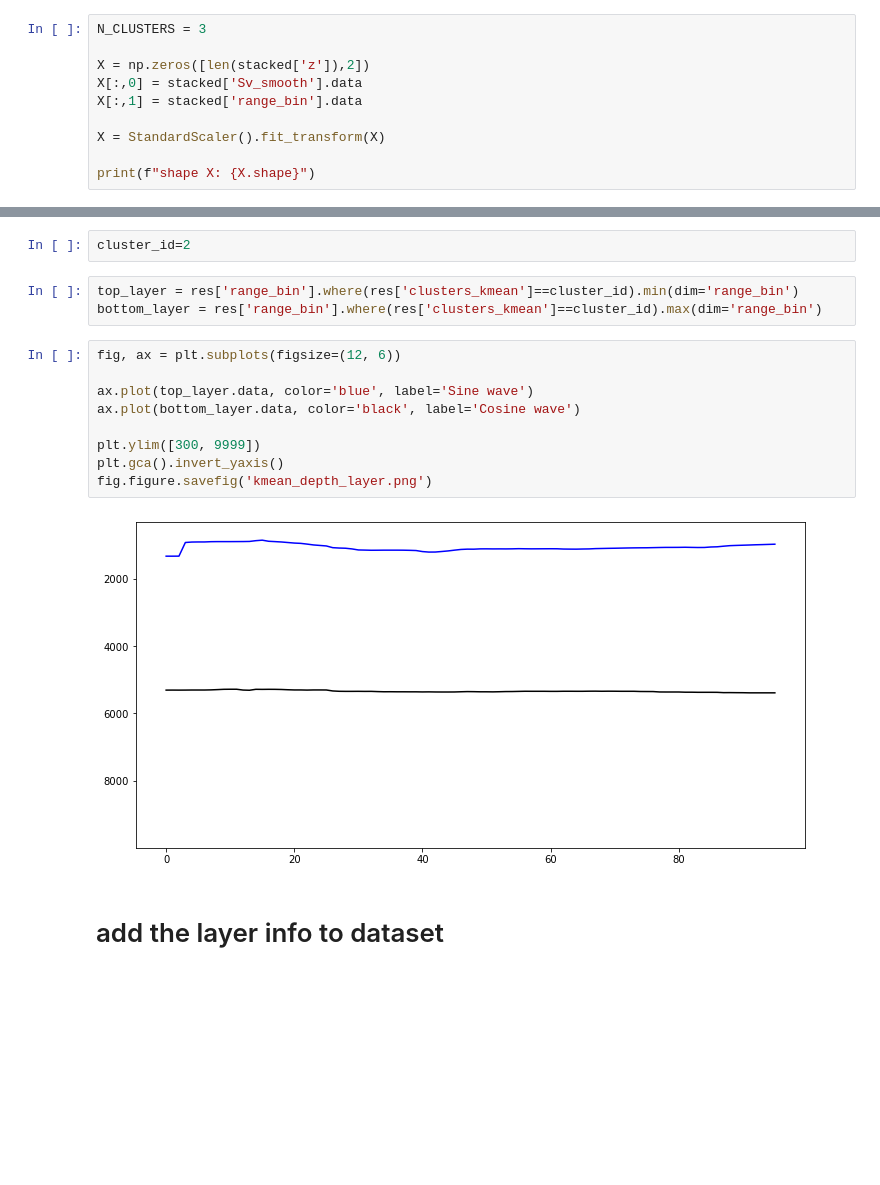
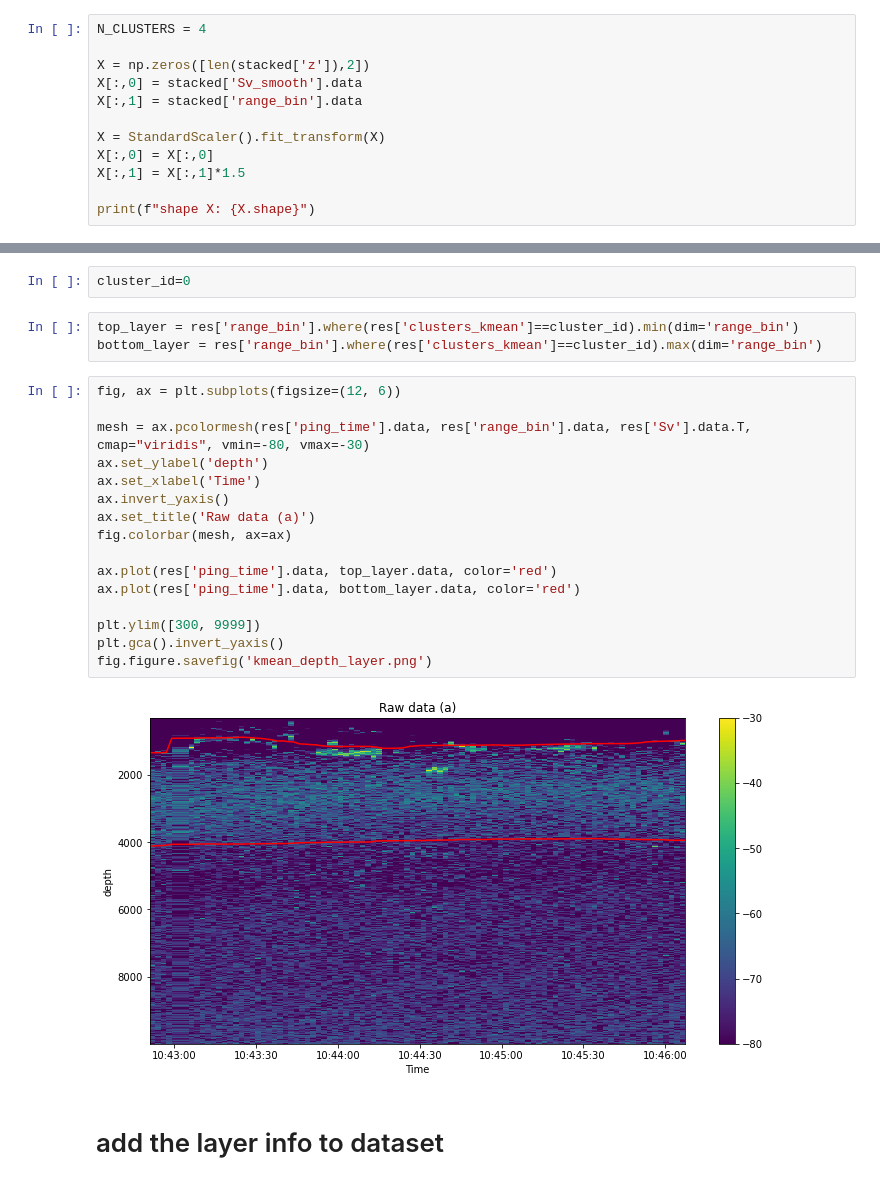
Before and after one commit to mbdunn/layer-extraction, a Jupyter notebook: clustering.ipynb, the cells around one changed output, grey strips where cells are left out. Saved outputs shown, nothing was run; the diff lists cells and outputs as text; blank space fills up the shorter version.

Commit message:
[add] plots for paper

```diff
--- a/clustering.ipynb
+++ b/clustering.ipynb
@@ -144,13 +186,15 @@ ax[1].set_title('Projection on depth/Sv axis, 1 ping_time')
 Text(0.5, 1.0, 'Projection on depth/Sv axis, 1 ping_time')
 [figure]
 # %%
-N_CLUSTERS = 3
+N_CLUSTERS = 4
 
 X = np.zeros([len(stacked['z']),2])
 X[:,0] = stacked['Sv_smooth'].data
 X[:,1] = stacked['range_bin'].data
 
 X = StandardScaler().fit_transform(X)
+X[:,0] = X[:,0]
+X[:,1] = X[:,1]*1.5
 
 print(f"shape X: {X.shape}")
 # %% [output]
@@ -236,21 +302,28 @@ plt.gca().invert_yaxis()
 # %% [markdown]
 define cluster id again to compute the layer depth one by one
 # %%
-cluster_id=2
+cluster_id=0
 # %%
 top_layer = res['range_bin'].where(res['clusters_kmean']==cluster_id).min(dim='range_bin')
 bottom_layer = res['range_bin'].where(res['clusters_kmean']==cluster_id).max(dim='range_bin')
 # %%
 fig, ax = plt.subplots(figsize=(12, 6))
 
-ax.plot(top_layer.data, color='blue', label='Sine wave')
-ax.plot(bottom_layer.data, color='black', label='Cosine wave')
+mesh = ax.pcolormesh(res['ping_time'].data, res['range_bin'].data, res['Sv'].data.T, cmap="viridis", vmin=-80, vmax=-30)
+ax.set_ylabel('depth')
+ax.set_xlabel('Time')
+ax.invert_yaxis()
+ax.set_title('Raw data (a)')
+fig.colorbar(mesh, ax=ax)
+
+ax.plot(res['ping_time'].data, top_layer.data, color='red')
+ax.plot(res['ping_time'].data, bottom_layer.data, color='red')
 
 plt.ylim([300, 9999])
 plt.gca().invert_yaxis()
 fig.figure.savefig('kmean_depth_layer.png')
 # %% [output]
-[figure, old version]
+[figure, new version]
 # %% [markdown]
 # add the layer info to dataset
 # %%
```
Also changed, not shown: parts of 13 cells of this notebook.
